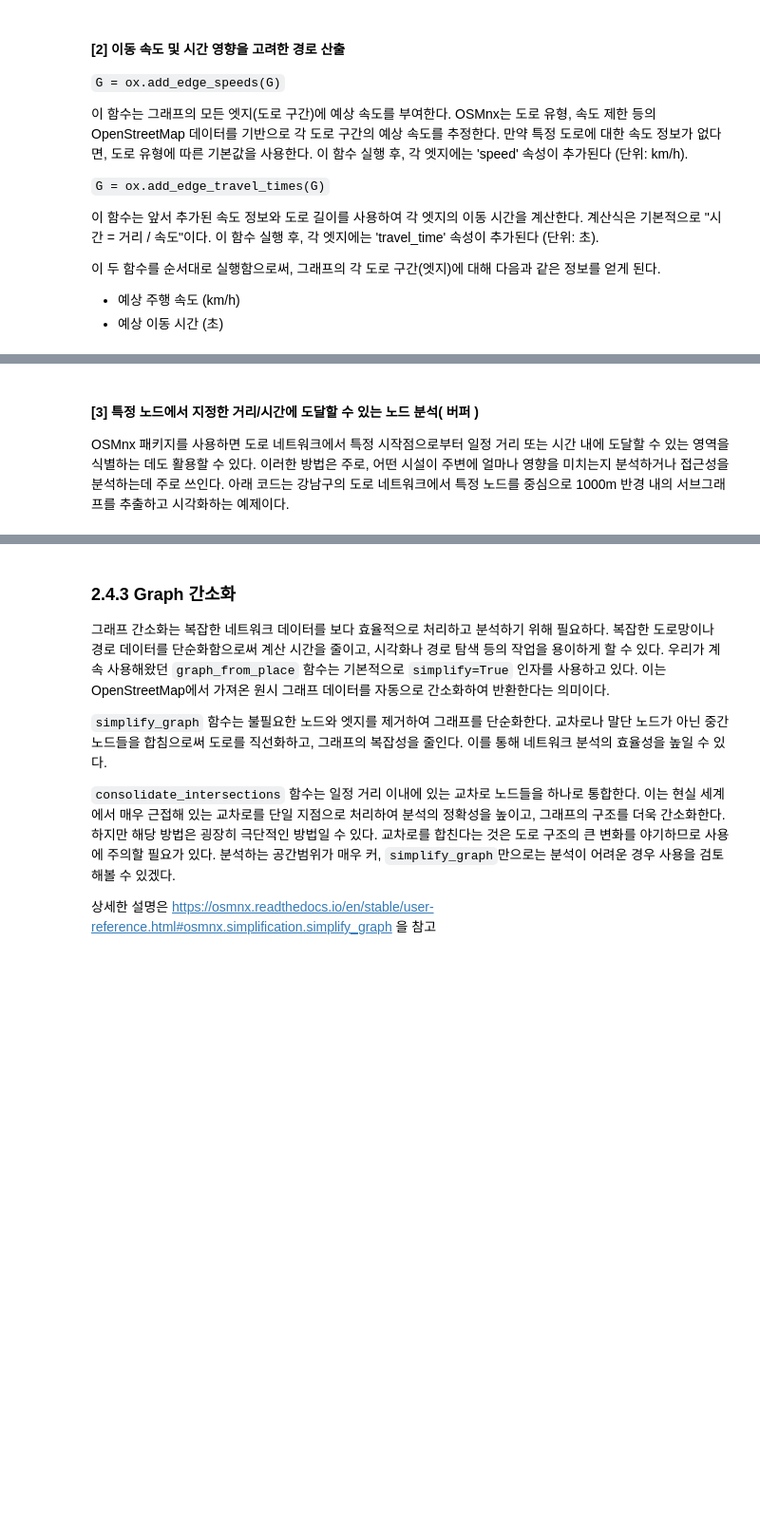
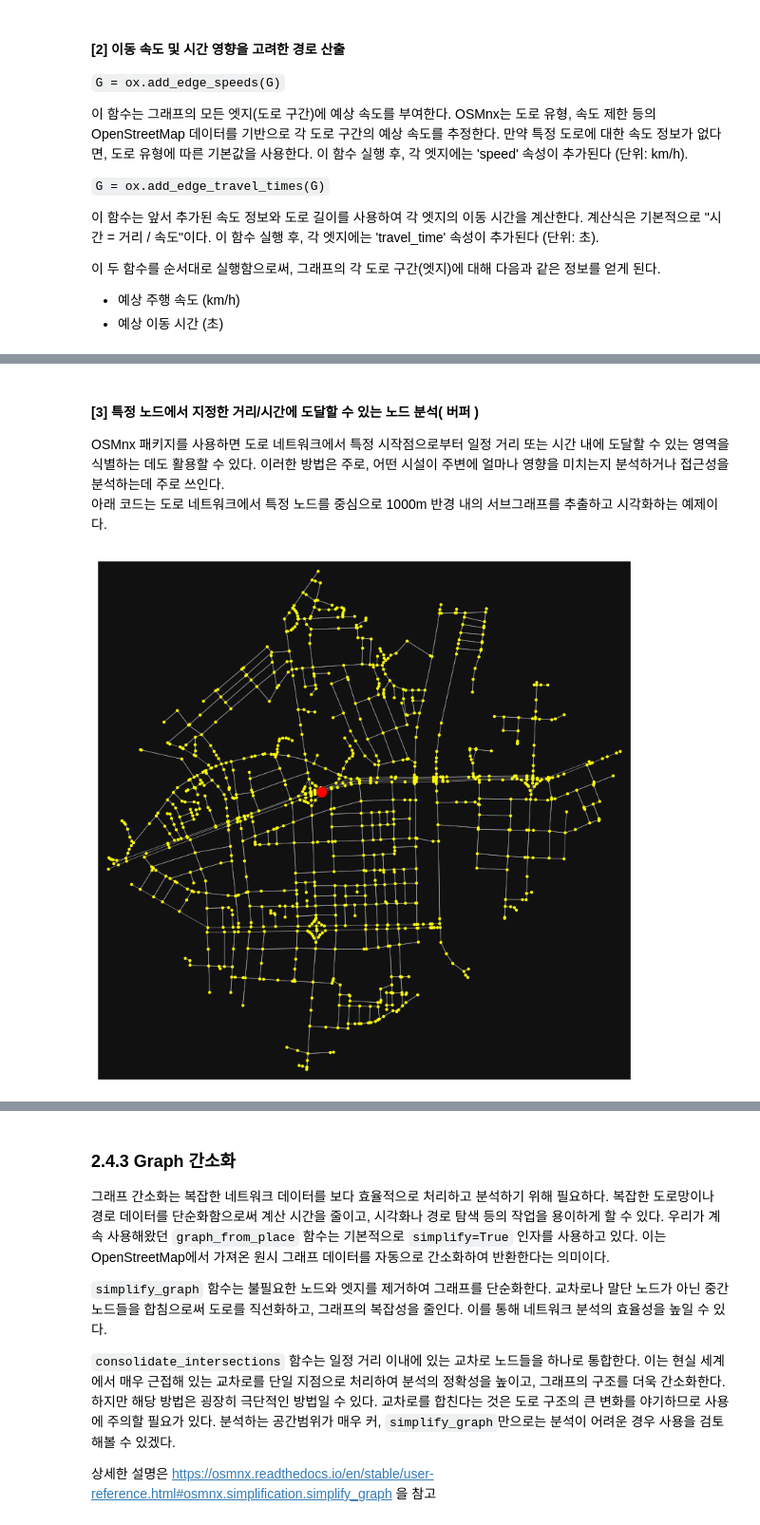
Before and after one commit to jihoyeo/mobility-simulation-book, a Jupyter notebook: ko/chapter2-4.ipynb, the cells around one changed output, grey strips where cells are left out. Shown at 95% size. Drawn from its saved outputs; the diff is of its cells as text; code cells hidden in the pictures; blank space fills up the shorter version.

```diff
--- a/ko/chapter2-4.ipynb
+++ b/ko/chapter2-4.ipynb
@@ -533,15 +672,30 @@ print("Route 2 is", route2_length, "meters and takes", route2_time, "seconds.")
 # %% [markdown]
 #### [3] 특정 노드에서 지정한 거리/시간에 도달할 수 있는 노드 분석( 버퍼 )
 
-OSMnx 패키지를 사용하면 도로 네트워크에서 특정 시작점으로부터 일정 거리 또는 시간 내에 도달할 수 있는 영역을 식별하는 데도 활용할 수 있다. 이러한 방법은 주로, 어떤 시설이 주변에 얼마나 영향을 미치는지 분석하거나 접근성을 분석하는데 주로 쓰인다. 아래 코드는 강남구의 도로 네트워크에서 특정 노드를 중심으로 1000m 반경 내의 서브그래프를 추출하고 시각화하는 예제이다.
+OSMnx 패키지를 사용하면 도로 네트워크에서 특정 시작점으로부터 일정 거리 또는 시간 내에 도달할 수 있는 영역을 식별하는 데도 활용할 수 있다. 이러한 방법은 주로, 어떤 시설이 주변에 얼마나 영향을 미치는지 분석하거나 접근성을 분석하는데 주로 쓰인다.
+아래 코드는 도로 네트워크에서 특정 노드를 중심으로 1000m 반경 내의 서브그래프를 추출하고 시각화하는 예제이다.
 # %%
 # 도로 네트워크 불러오기
-G = ox.graph_from_place('Gangnam, Seoul, South Korea', network_type='drive')
+# G = ox.graph_from_place('Gangnam, Seoul, South Korea', network_type='drive')
 
 # 특정 노드를 선택 (예: 첫 번째 노드를 선택)
-center_node = list(G.nodes)[0]
+center_node = list(G.nodes)[20]
 
-# 특정 노드를 중심으로 반경 500m 내의 서브그래프를 ego_graph로 추출
+# 특정 노드를 중심으로 반경 1000m 내의 서브그래프를 ego_graph로 추출
 radius = 1000  # 반경 (미터 단위)
 ego_G = nx.ego_graph(G, center_node, radius=radius, distance='length')
+
+# 서브그래프를 시각화
+fig, ax = ox.plot_graph(ego_G, node_color='yellow', node_size=10, edge_linewidth=0.5, show=False)
+
+# 중심 노드의 좌표 얻기
+center_node_coords = (G.nodes[center_node]['y'], G.nodes[center_node]['x'])
+
+# 중심 노드를 붉은색으로 표시
+ax.scatter(center_node_coords[1], center_node_coords[0], c='red', s=100, zorder=5)
+
+plt.tight_layout()
+plt.show()
+# %% [output]
+[figure, added]
 # %%
```
Also changed, not shown: parts of 41 cells of this notebook, 3 other files.
